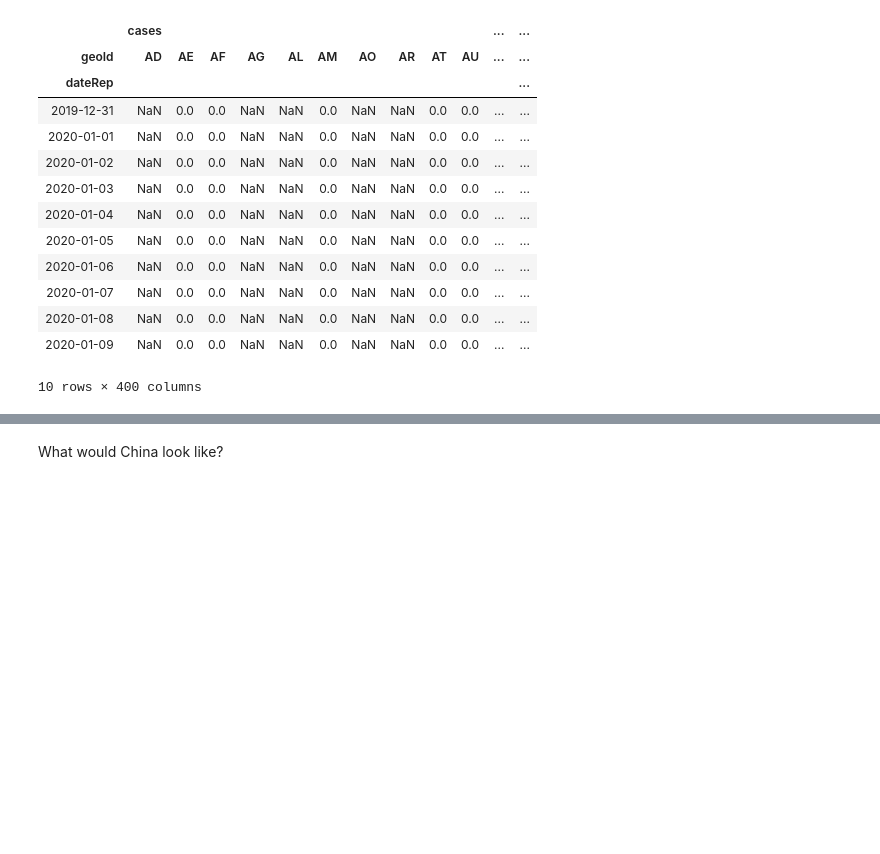
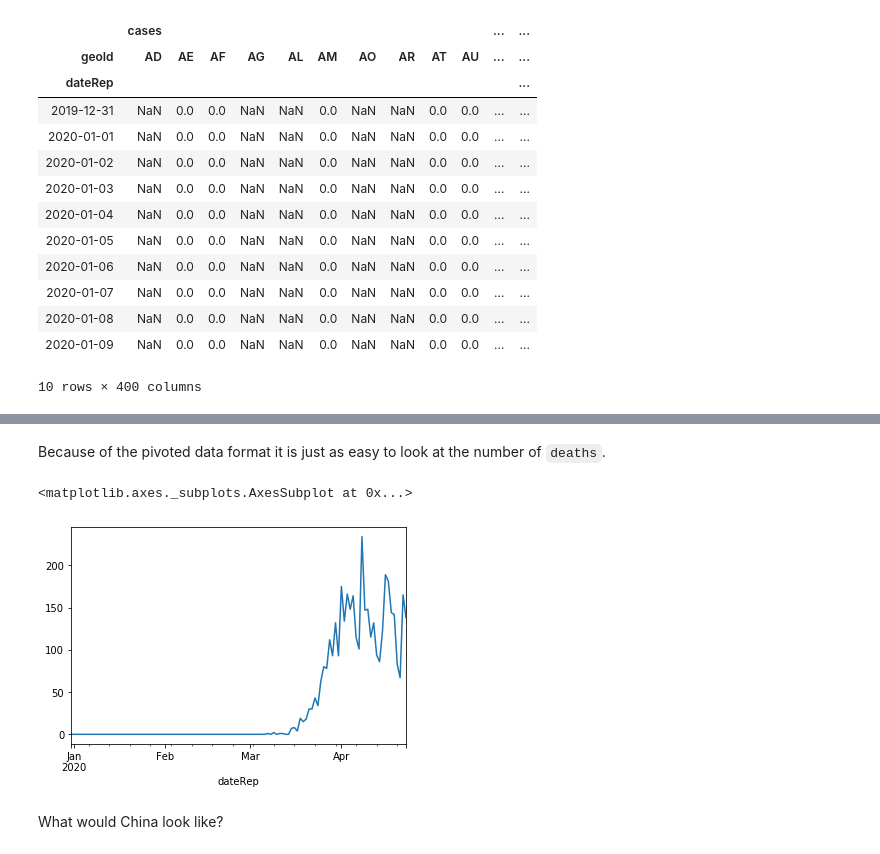
Before and after one commit to R3dje/COVID19, a Jupyter notebook: EUCDC.ipynb, the cells around one changed output, grey strips where cells are left out. Saved outputs shown, nothing was run; the diff lists cells and outputs as text; code cells hidden in the pictures; blank space fills up the shorter version.

```diff
--- a/EUCDC.ipynb
+++ b/EUCDC.ipynb
@@ -101,3 +97,10 @@ df_geo['cases']['NL'].plot()
+# %% [markdown]
+Because of the pivoted data format it is just as easy to look at the number of `deaths`.
+# %%
+df_geo['deaths']['NL'].plot()
+# %% [output]
+<matplotlib.axes._subplots.AxesSubplot at 0x...>
+[figure, added]
 # %% [markdown]
 What would China look like?
 # %%
```
Also changed, not shown: parts of 46 cells of this notebook, 2 other files.
